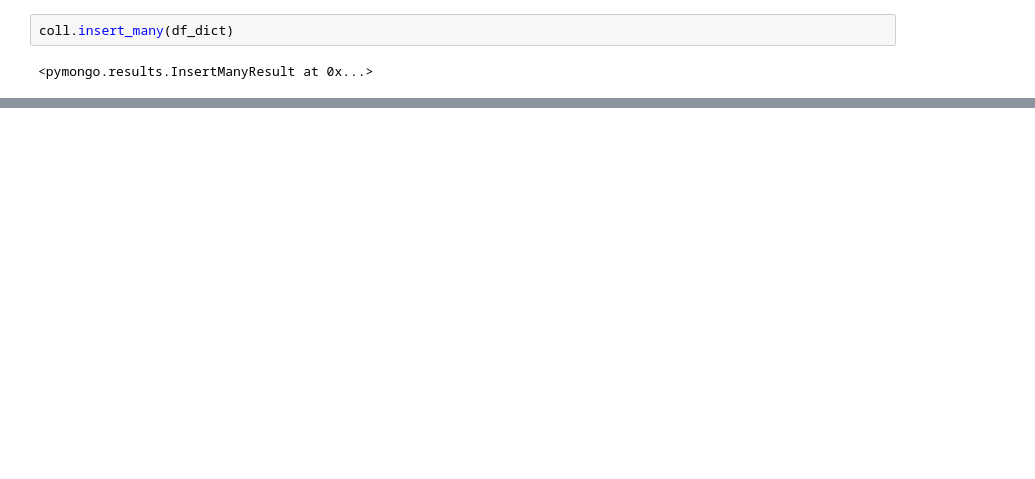
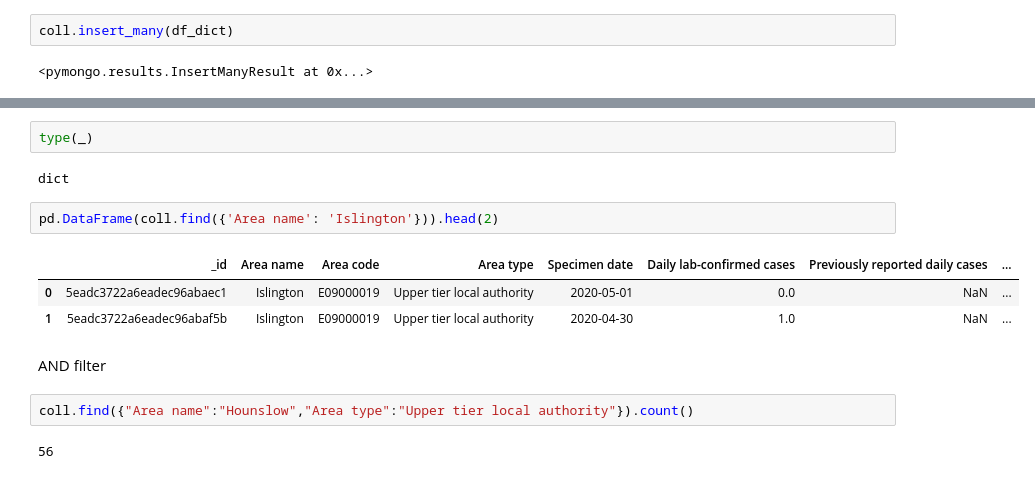
Before and after one commit to rakeshbhat9/Docker-Images, a Jupyter notebook: mongo/mongo.ipynb, the cells around one changed output, grey strips where cells are left out. Cells and saved outputs as stored; diff of their text form; blank space fills up the shorter version.

```diff
--- a/mongo/mongo.ipynb
+++ b/mongo/mongo.ipynb
@@ -59,0 +133,16 @@ coll.insert_many(df_dict)
+# %%
+type(_)
+# %% [output]
+dict
+# %%
+pd.DataFrame(coll.find({'Area name': 'Islington'})).head(2)
+# %% [output]
+|  | _id | Area name | Area code | Area type | Specimen date | Daily lab-confirmed cases | Previously reported daily cases | ... |
+| 0 | 5eadc3722a6eadec96abaec1 | Islington | E09000019 | Upper tier local authority | 2020-05-01 | 0.0 | NaN | ... |
+| 1 | 5eadc3722a6eadec96abaf5b | Islington | E09000019 | Upper tier local authority | 2020-04-30 | 1.0 | NaN | ... |
+# %% [markdown]
+AND filter
+# %%
+coll.find({"Area name":"Hounslow","Area type":"Upper tier local authority"}).count()
+# %% [output]
+56
```
Also changed, not shown: parts of 58 cells of this notebook.
